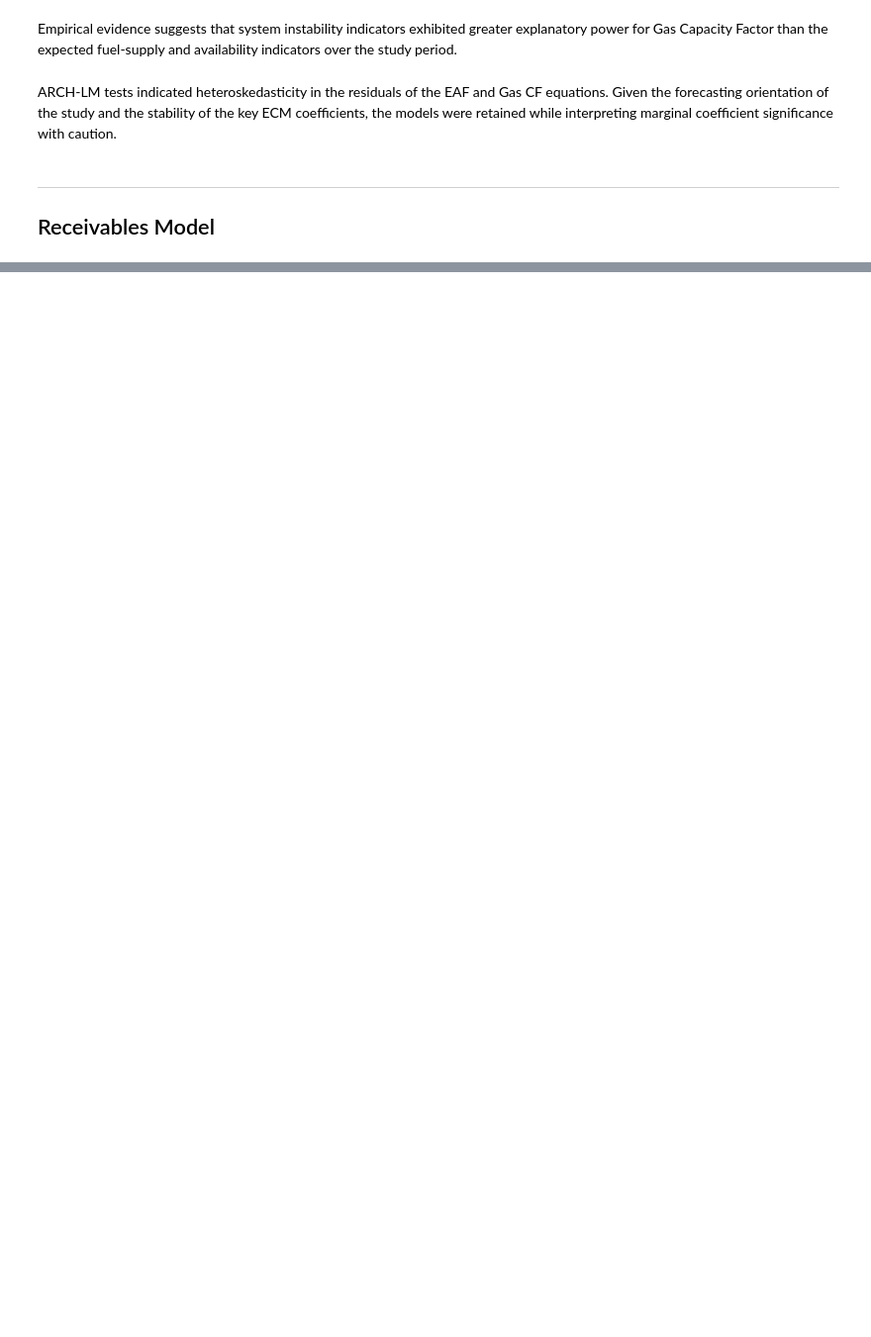
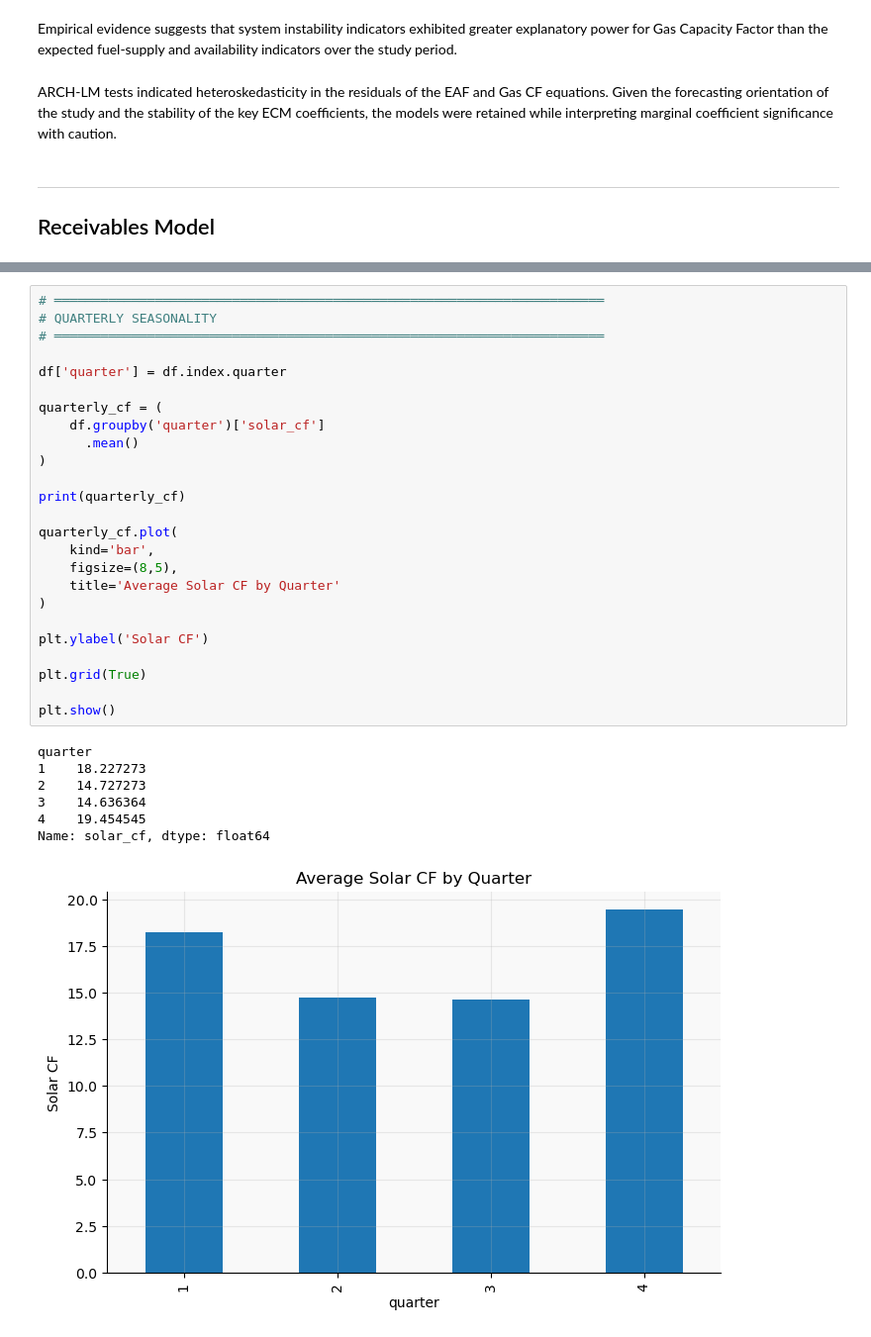
Before and after one commit to I-Sobe/nigeria-integrated-energy-model, a Jupyter notebook: integrated_gas_solar_model.ipynb, the cells around one changed output, grey strips where cells are left out. Shown at 99% size. Cells and saved outputs as stored; diff of their text form; blank space fills up the shorter version.

```diff
--- a/integrated_gas_solar_model.ipynb
+++ b/integrated_gas_solar_model.ipynb
@@ -2293,0 +2120,33 @@ domestic_alloc.L1   6.59e-05   2.96e-05      2.228      0.028    7.35e-06
+# %%
+# ═══════════════════════════════════════════════════════════════════════
+# QUARTERLY SEASONALITY
+# ═══════════════════════════════════════════════════════════════════════
+
+df['quarter'] = df.index.quarter
+
+quarterly_cf = (
+    df.groupby('quarter')['solar_cf']
+      .mean()
+)
+
+print(quarterly_cf)
+
+quarterly_cf.plot(
+    kind='bar',
+    figsize=(8,5),
+    title='Average Solar CF by Quarter'
+)
+
+plt.ylabel('Solar CF')
+
+plt.grid(True)
+
+plt.show()
+# %% [output]
+quarter
+1    18.227273
+2    14.727273
+3    14.636364
+4    19.454545
+Name: solar_cf, dtype: float64
+[figure, added]
```
Also changed, not shown: parts of 46 cells of this notebook, 1 other file.
